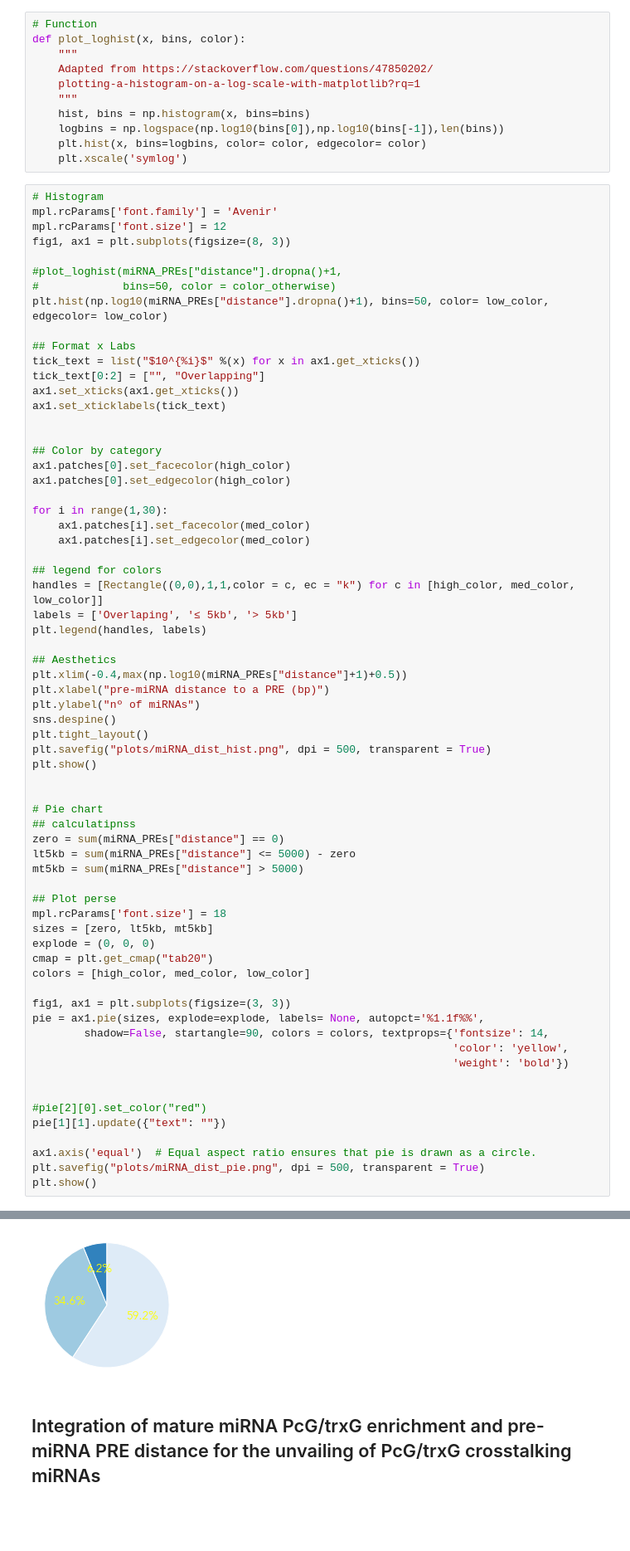
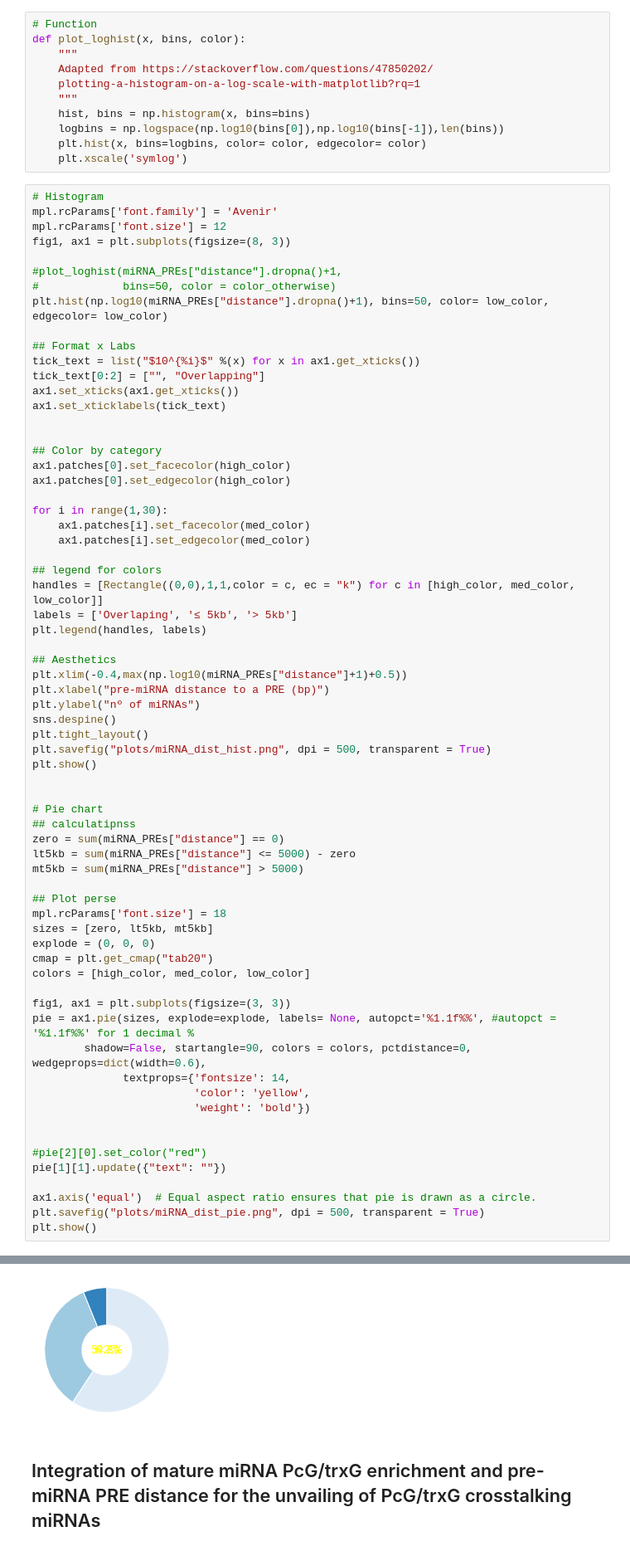
Before and after one commit to j-solor/Drosophila-miRNA-PcG-circuits, a Jupyter notebook: Analysis/Analysis.ipynb, the cells around one changed output, grey strips where cells are left out. Shown at 83% size. Drawn from its saved outputs; the diff is of its cells as text; blank space fills up the shorter version.

Commit message:
pieplot distances PRE as donut without labels

```diff
--- a/Analysis/Analysis.ipynb
+++ b/Analysis/Analysis.ipynb
@@ -680,38 +680,39 @@ plt.ylabel("nº of miRNAs")
 sns.despine()
 plt.tight_layout()
 plt.savefig("plots/miRNA_dist_hist.png", dpi = 500, transparent = True)
 plt.show()
 
 
 # Pie chart
 ## calculatipnss
 zero = sum(miRNA_PREs["distance"] == 0)
 lt5kb = sum(miRNA_PREs["distance"] <= 5000) - zero
 mt5kb = sum(miRNA_PREs["distance"] > 5000)
 
 ## Plot perse
 mpl.rcParams['font.size'] = 18
 sizes = [zero, lt5kb, mt5kb]
 explode = (0, 0, 0)
 cmap = plt.get_cmap("tab20")
 colors = [high_color, med_color, low_color]
 
 fig1, ax1 = plt.subplots(figsize=(3, 3))
-pie = ax1.pie(sizes, explode=explode, labels= None, autopct='%1.1f%%',
-        shadow=False, startangle=90, colors = colors, textprops={'fontsize': 14,
-                                                                 'color': 'yellow',
-                                                                 'weight': 'bold'})
+pie = ax1.pie(sizes, explode=explode, labels= None, autopct='%1.1f%%', #autopct = '%1.1f%%' for 1 decimal %
+        shadow=False, startangle=90, colors = colors, pctdistance=0, wedgeprops=dict(width=0.6),
+              textprops={'fontsize': 14,
+                         'color': 'yellow',
+                         'weight': 'bold'})
 
 
 #pie[2][0].set_color("red")
 pie[1][1].update({"text": ""})
 
 ax1.axis('equal')  # Equal aspect ratio ensures that pie is drawn as a circle.
 plt.savefig("plots/miRNA_dist_pie.png", dpi = 500, transparent = True)
 plt.show()
 # %% [output]
 [figure]
-[figure, old version]
+[figure, new version]
 # %% [markdown]
 ## Integration of mature miRNA PcG/trxG enrichment and pre-miRNA PRE distance for the unvailing of PcG/trxG crosstalking miRNAs
 # %% [markdown]
```
